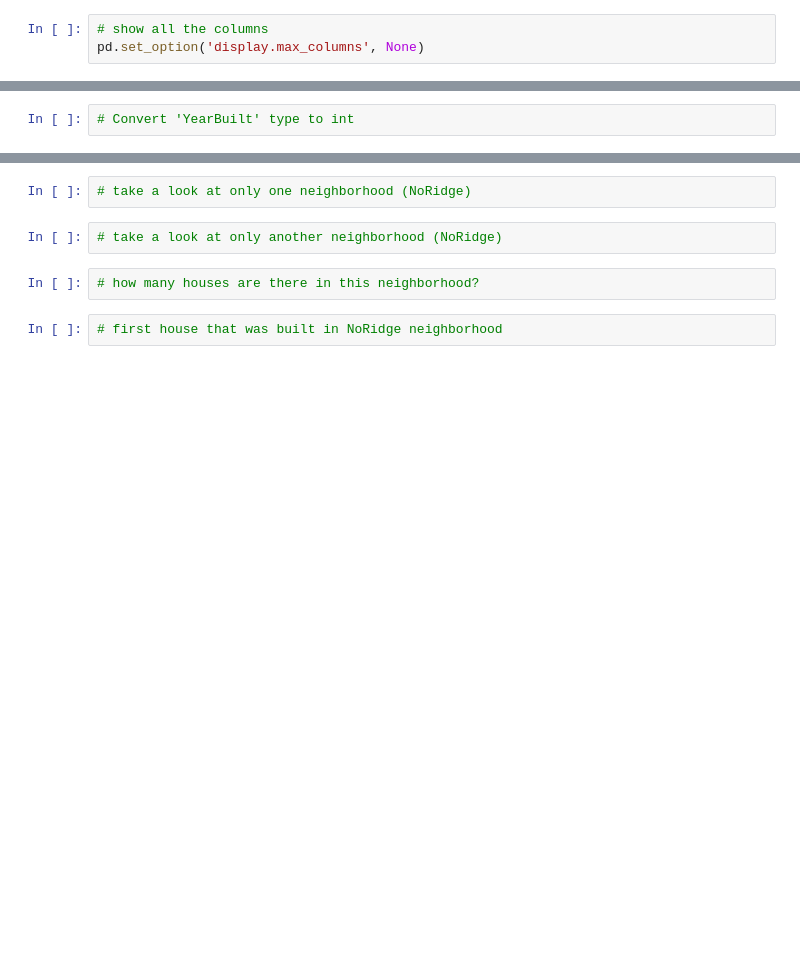
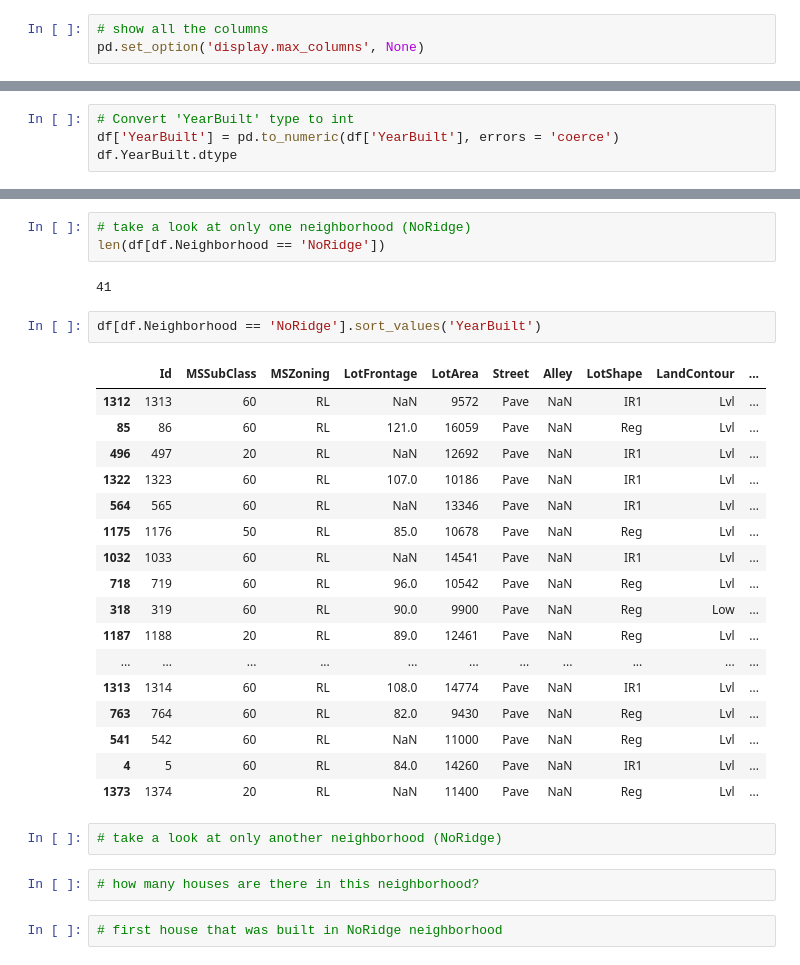
Before and after one commit to rparmar16/ENSF694_Lab2, a Jupyter notebook: Working_with_Pandas_and_EDA_Lab_1_ENSF_611.ipynb, the cells around one changed output, grey strips where cells are left out. Cells and saved outputs as stored; diff of their text form; blank space fills up the shorter version.

```diff
--- a/Working_with_Pandas_and_EDA_Lab_1_ENSF_611.ipynb
+++ b/Working_with_Pandas_and_EDA_Lab_1_ENSF_611.ipynb
@@ -38,2 +190,4 @@ pd.set_option('display.max_columns', None)
 # %%
 # Convert 'YearBuilt' type to int
+df['YearBuilt'] = pd.to_numeric(df['YearBuilt'], errors = 'coerce')
+df.YearBuilt.dtype
@@ -42,5 +206,28 @@ pd.set_option('display.max_columns', None)
 # %%
 # take a look at only one neighborhood (NoRidge)
+len(df[df.Neighborhood == 'NoRidge'])
+# %% [output]
+41
+# %%
+df[df.Neighborhood == 'NoRidge'].sort_values('YearBuilt')
+# %% [output]
+|  | Id | MSSubClass | MSZoning | LotFrontage | LotArea | Street | Alley | LotShape | LandContour | ... |
+| 1312 | 1313 | 60 | RL | NaN | 9572 | Pave | NaN | IR1 | Lvl | ... |
+| 85 | 86 | 60 | RL | 121.0 | 16059 | Pave | NaN | Reg | Lvl | ... |
+| 496 | 497 | 20 | RL | NaN | 12692 | Pave | NaN | IR1 | Lvl | ... |
+| 1322 | 1323 | 60 | RL | 107.0 | 10186 | Pave | NaN | IR1 | Lvl | ... |
+| 564 | 565 | 60 | RL | NaN | 13346 | Pave | NaN | IR1 | Lvl | ... |
+| 1175 | 1176 | 50 | RL | 85.0 | 10678 | Pave | NaN | Reg | Lvl | ... |
+| 1032 | 1033 | 60 | RL | NaN | 14541 | Pave | NaN | IR1 | Lvl | ... |
+| 718 | 719 | 60 | RL | 96.0 | 10542 | Pave | NaN | Reg | Lvl | ... |
+| 318 | 319 | 60 | RL | 90.0 | 9900 | Pave | NaN | Reg | Low | ... |
+| 1187 | 1188 | 20 | RL | 89.0 | 12461 | Pave | NaN | Reg | Lvl | ... |
+| ... | ... | ... | ... | ... | ... | ... | ... | ... | ... | ... |
+| 1313 | 1314 | 60 | RL | 108.0 | 14774 | Pave | NaN | IR1 | Lvl | ... |
+| 763 | 764 | 60 | RL | 82.0 | 9430 | Pave | NaN | Reg | Lvl | ... |
+| 541 | 542 | 60 | RL | NaN | 11000 | Pave | NaN | Reg | Lvl | ... |
+| 4 | 5 | 60 | RL | 84.0 | 14260 | Pave | NaN | IR1 | Lvl | ... |
+| 1373 | 1374 | 20 | RL | NaN | 11400 | Pave | NaN | Reg | Lvl | ... |
 # %%
 # take a look at only another neighborhood (NoRidge)
 # %%
```
Also changed, not shown: parts of 45 cells of this notebook.
